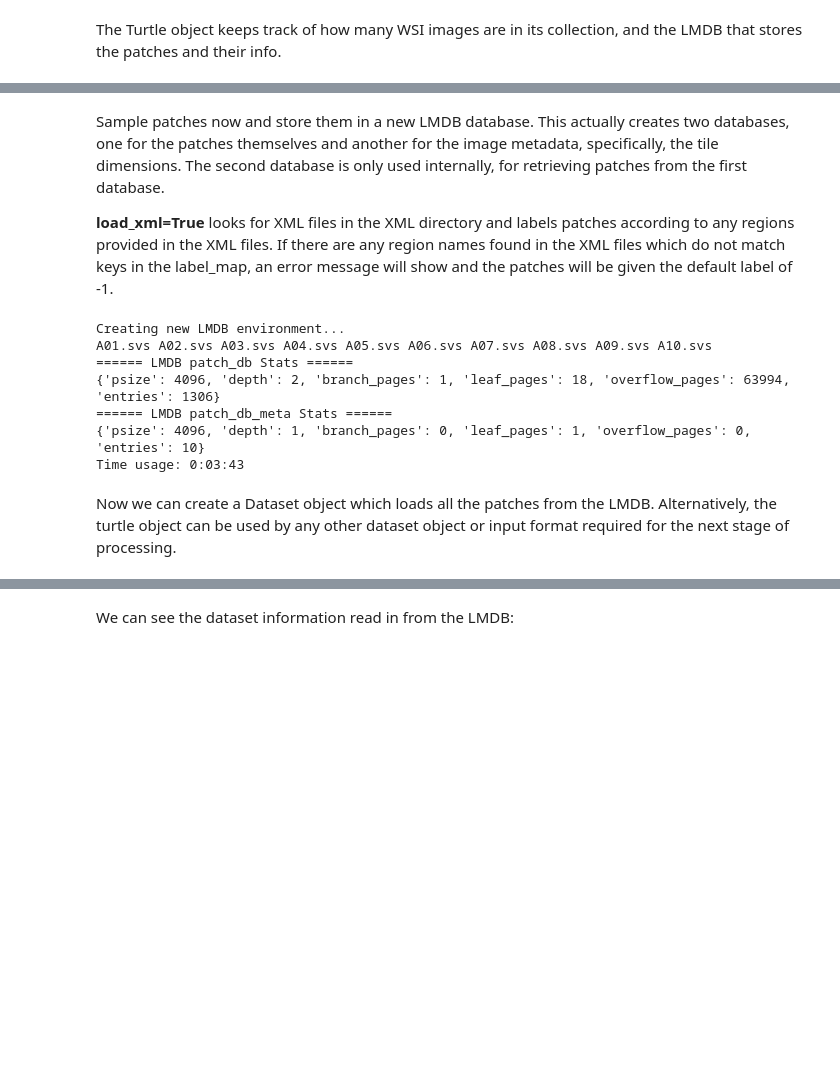
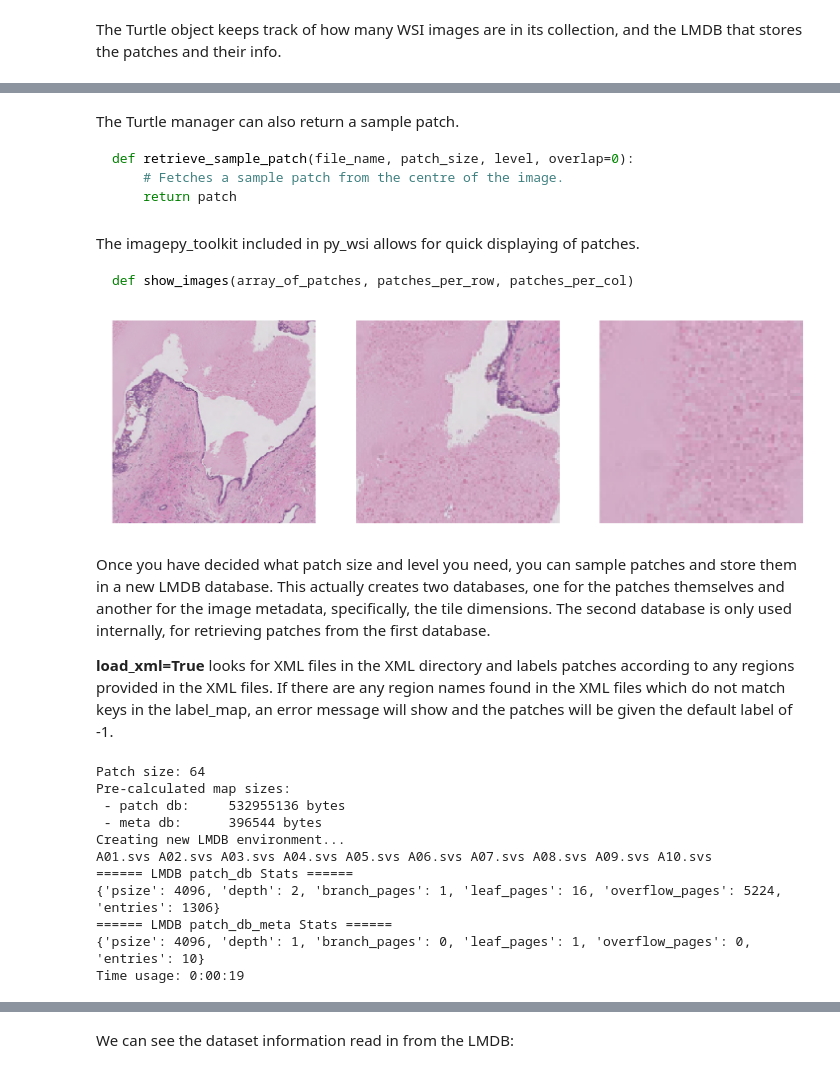
Before and after one commit to ysbecca/py-wsi, a Jupyter notebook: Using py-wsi.ipynb, the cells around one changed output, grey strips where cells are left out. Cells and saved outputs as stored; diff of their text form; code cells hidden in the pictures; blank space fills up the shorter version.

Commit message:
memory management options added, error handling, tile sampling

````diff
--- a/Using py-wsi.ipynb
+++ b/Using py-wsi.ipynb
@@ -46,17 +67,42 @@ XML files found:     ['A01.svs' 'A02.svs' 'A03.svs' 'A04.svs' 'A05.svs' 'A06.svs
+# %% [markdown]
+The Turtle manager can also return a sample patch.
+
+```python
+def retrieve_sample_patch(file_name, patch_size, level, overlap=0):
+    # Fetches a sample patch from the centre of the image.
+    return patch
+```
+# %%
+patch_1 = turtle.retrieve_sample_patch("A01.svs", 256, 12, overlap=12)
+patch_2 = turtle.retrieve_sample_patch("A01.svs", 128, 12, overlap=12)
+patch_3 = turtle.retrieve_sample_patch("A01.svs", 64, 12, overlap=12)
+# %% [markdown]
+The imagepy_toolkit included in py_wsi allows for quick displaying of patches.
+
+```python
+def show_images(array_of_patches, patches_per_row, patches_per_col)
+```
+# %%
+tk.show_images([patch_1, patch_2, patch_3], 3, 1)
+# %% [output]
+[figure, added]
 # %% [markdown]
-Sample patches now and store them in a new LMDB database. This actually creates two databases, one for the patches themselves and another for the image metadata, specifically, the tile dimensions. The second database is only used internally, for retrieving patches from the first database.
+Once you have decided what patch size and level you need, you can sample patches and store them in a new LMDB database. This actually creates two databases, one for the patches themselves and another for the image metadata, specifically, the tile dimensions. The second database is only used internally, for retrieving patches from the first database.
 
 **load_xml=True** looks for XML files in the XML directory and labels patches according to any regions provided
 in the XML files. If there are any region names found in the XML files which do not match keys in the label_map, an error message will show and the patches will be given the default label of -1.
 # %%
-turtle.sample_and_store_patches(patch_size, level, overlap, load_xml=True)
+print("Patch size:", patch_size)
+turtle.sample_and_store_patches(patch_size, level, overlap, load_xml=True, limit_bounds=True)
 # %% [output]
+Patch size: 64
+Pre-calculated map sizes:
+ - patch db:     532955136 bytes
+ - meta db:      396544 bytes
 Creating new LMDB environment...
 A01.svs A02.svs A03.svs A04.svs A05.svs A06.svs A07.svs A08.svs A09.svs A10.svs
 ====== LMDB patch_db Stats ======
-{'psize': 4096, 'depth': 2, 'branch_pages': 1, 'leaf_pages': 18, 'overflow_pages': 63994, 'entries': 1306}
+{'psize': 4096, 'depth': 2, 'branch_pages': 1, 'leaf_pages': 16, 'overflow_pages': 5224, 'entries': 1306}
 ====== LMDB patch_db_meta Stats ======
 {'psize': 4096, 'depth': 1, 'branch_pages': 0, 'leaf_pages': 1, 'overflow_pages': 0, 'entries': 10}
-Time usage: 0:03:43
+Time usage: 0:00:19
-# %% [markdown]
-Now we can create a Dataset object which loads all the patches from the LMDB. Alternatively, the turtle object can be used by any other dataset object or input format required for the next stage of processing.
````
Also changed, not shown: parts of 23 cells of this notebook, 7 other files.
